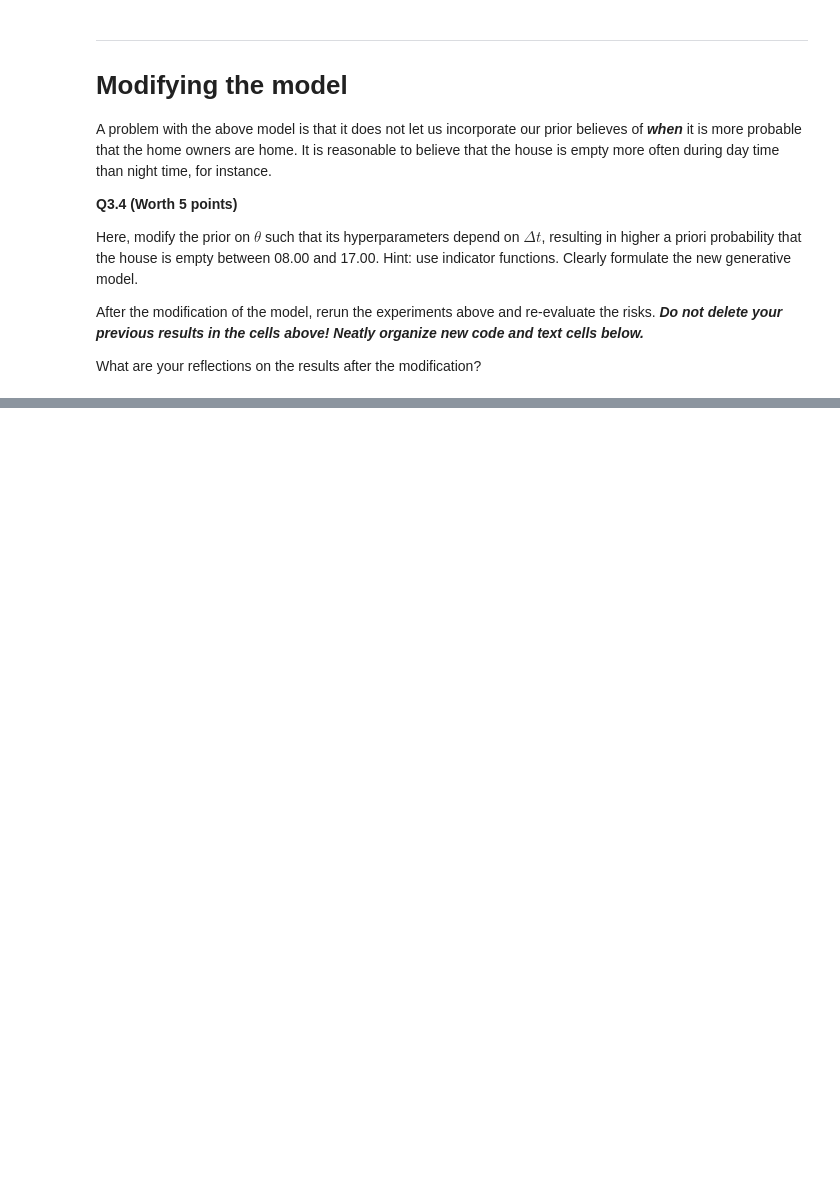
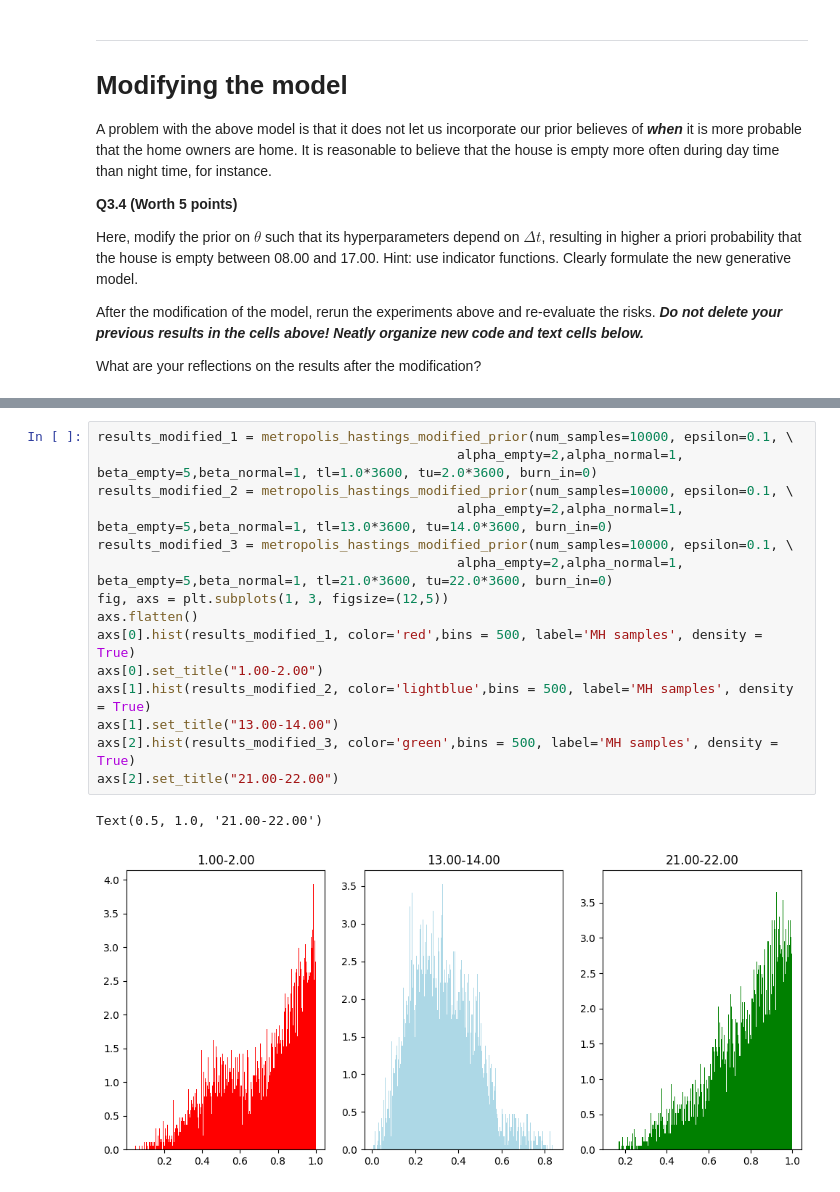
Before and after one commit to leonardodeclara/DD2447-Statistical-Methods-in-Applied-Computer-Science, a Jupyter notebook: Assignment_2/assignment2.ipynb, the cells around one changed output, grey strips where cells are left out. Saved outputs shown, nothing was run; the diff lists cells and outputs as text; blank space fills up the shorter version.

```diff
--- a/Assignment_2/assignment2.ipynb
+++ b/Assignment_2/assignment2.ipynb
@@ -610,0 +711,18 @@ What are your reflections on the results after the modification?
+# %%
+results_modified_1 = metropolis_hastings_modified_prior(num_samples=10000, epsilon=0.1, \
+                                              alpha_empty=2,alpha_normal=1, beta_empty=5,beta_normal=1, tl=1.0*3600, tu=2.0*3600, burn_in=0)
+results_modified_2 = metropolis_hastings_modified_prior(num_samples=10000, epsilon=0.1, \
+                                              alpha_empty=2,alpha_normal=1, beta_empty=5,beta_normal=1, tl=13.0*3600, tu=14.0*3600, burn_in=0)
+results_modified_3 = metropolis_hastings_modified_prior(num_samples=10000, epsilon=0.1, \
+                                              alpha_empty=2,alpha_normal=1, beta_empty=5,beta_normal=1, tl=21.0*3600, tu=22.0*3600, burn_in=0)
+fig, axs = plt.subplots(1, 3, figsize=(12,5))
+axs.flatten()
+axs[0].hist(results_modified_1, color='red',bins = 500, label='MH samples', density = True)
+axs[0].set_title("1.00-2.00")
+axs[1].hist(results_modified_2, color='lightblue',bins = 500, label='MH samples', density = True)
+axs[1].set_title("13.00-14.00")
+axs[2].hist(results_modified_3, color='green',bins = 500, label='MH samples', density = True)
+axs[2].set_title("21.00-22.00")
+# %% [output]
+Text(0.5, 1.0, '21.00-22.00')
+[figure, added]
```
Also changed, not shown: parts of 10 cells of this notebook, 2 other files.
